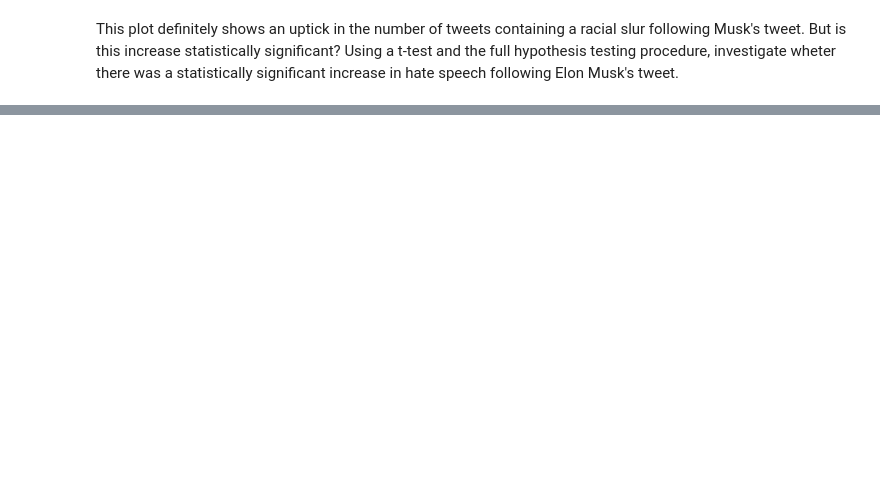
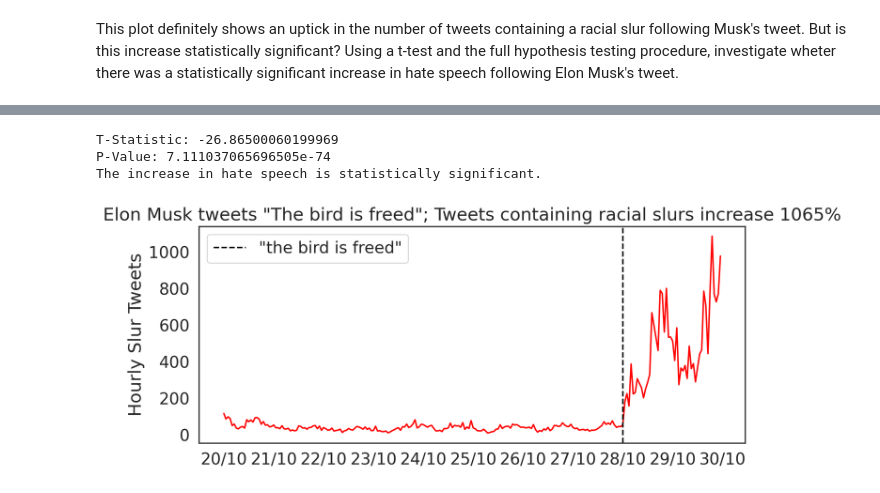
Before and after one commit to khou128/QM2, a Jupyter notebook: notebooks/W07. Hypothesis Testing.ipynb, the cells around one changed output, grey strips where cells are left out. Cells and saved outputs as stored; diff of their text form; code cells hidden in the pictures; blank space fills up the shorter version.

```diff
--- a/notebooks/W07. Hypothesis Testing.ipynb
+++ b/notebooks/W07. Hypothesis Testing.ipynb
@@ -393,0 +423,50 @@ This plot definitely shows an uptick in the number of tweets containing a racial
+# %%
+import datetime
+from matplotlib.pyplot import figure
+import matplotlib.dates as mdates
+import pandas as pd
+from scipy import stats
+
+tweets = pd.read_csv('data/wk7/elon_twitter.csv')  # read in the data
+
+figure(figsize=(10, 4), dpi=200)
+tweets['hour'] = pd.to_datetime(tweets['hour'])
+
+tweet_datetime = datetime.datetime(2022, 10, 28)
+
+# Split the data into pre-tweet and post-tweet periods
+pre_tweet_data = tweets[tweets['hour'] < tweet_datetime]['count']
+post_tweet_data = tweets[tweets['hour'] > tweet_datetime]['count']
+
+# Perform t-test
+t_statistic, p_value = stats.ttest_ind(pre_tweet_data, post_tweet_data)
+
+# Calculate percentage change
+pre_mean = pre_tweet_data.mean()
+post_mean = post_tweet_data.mean()
+pct_change = int(((post_mean - pre_mean) / pre_mean) * 100)
+
+# Plot the data
+plt.ylabel('Hourly Slur Tweets')
+plt.plot_date(tweets['hour'], tweets['count'], 'b', color='red')
+plt.axvline(tweet_datetime, color='black', linestyle='dashed', label='"the bird is freed"')
+plt.legend()
+plt.title('Elon Musk tweets "The bird is freed"; Tweets containing racial slurs increase {}%'.format(pct_change))
+plt.gca().xaxis.set_major_locator(mdates.DayLocator())
+plt.gca().xaxis.set_major_formatter(mdates.DateFormatter('%d/%m'))
+
+# Print t-test results
+print("T-Statistic:", t_statistic)
+print("P-Value:", p_value)
+
+# Check for statistical significance
+alpha = 0.05
+if p_value < alpha:
+    print("The increase in hate speech is statistically significant.")
+else:
+    print("There is no statistically significant increase in hate speech.")
+# %% [output]
+T-Statistic: -26.86500060199969
+P-Value: 7.111037065696505e-74
+The increase in hate speech is statistically significant.
+[figure, added]
```
Also changed, not shown: parts of 6 cells of this notebook.
